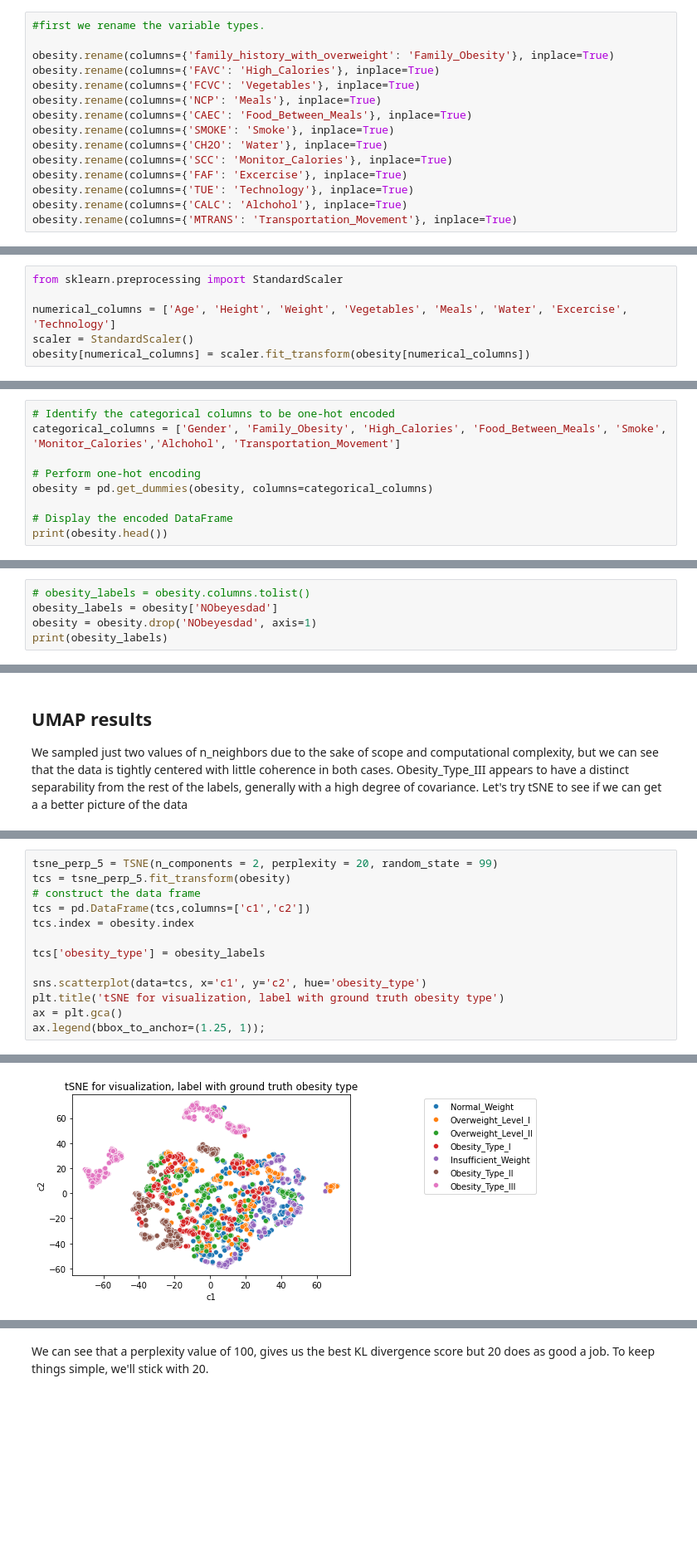
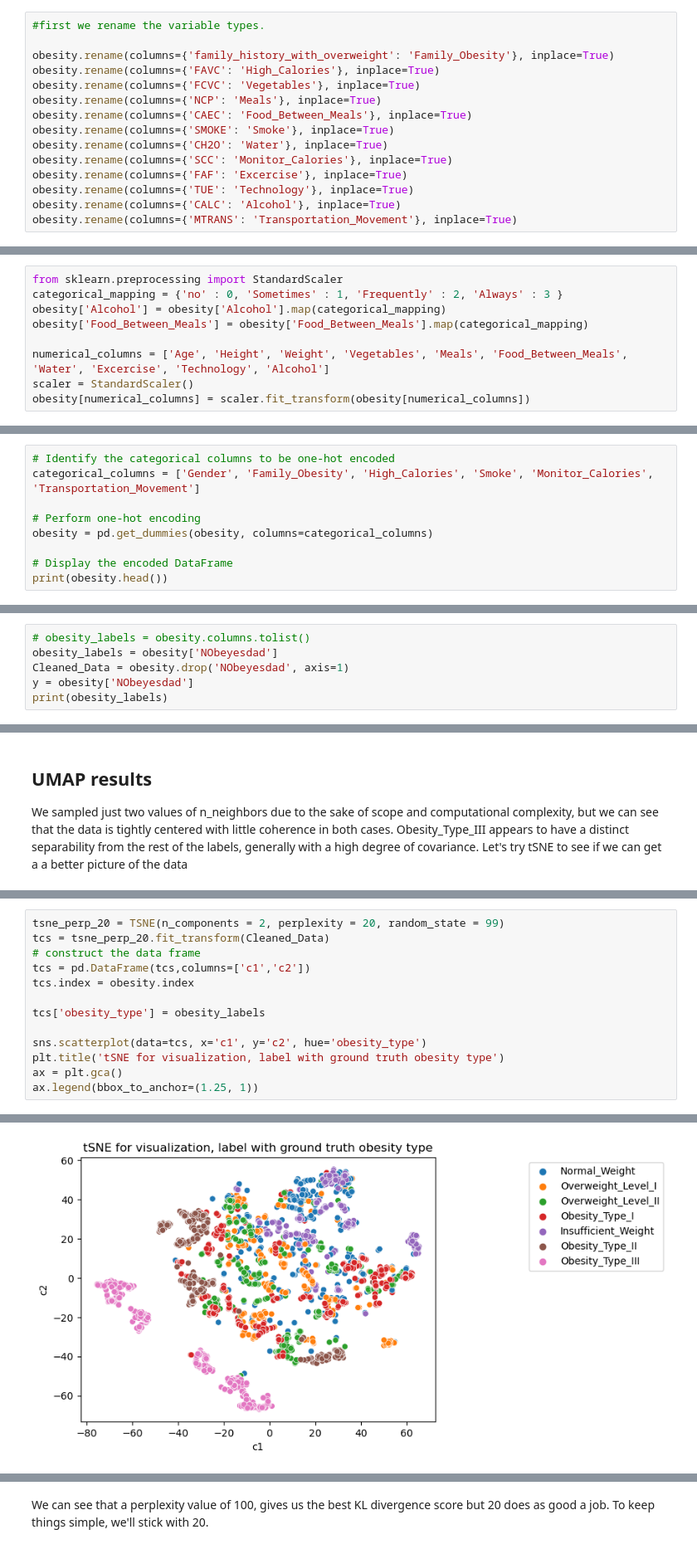
Before and after one commit to pallavigkwd/COGS118BGroup, a Jupyter notebook: Project 118B (1).ipynb, the cells around one changed output, grey strips where cells are left out. Shown at 83% size. Cells and saved outputs as stored; diff of their text form; blank space fills up the shorter version.

```diff
--- a/Project 118B (1).ipynb
+++ b/Project 118B (1).ipynb
@@ -45,7 +51,7 @@ obesity.rename(columns={'CH2O': 'Water'}, inplace=True)
 obesity.rename(columns={'SCC': 'Monitor_Calories'}, inplace=True)
 obesity.rename(columns={'FAF': 'Excercise'}, inplace=True)
 obesity.rename(columns={'TUE': 'Technology'}, inplace=True)
-obesity.rename(columns={'CALC': 'Alchohol'}, inplace=True)
+obesity.rename(columns={'CALC': 'Alcohol'}, inplace=True)
 obesity.rename(columns={'MTRANS': 'Transportation_Movement'}, inplace=True)
 # %%
 obesity.head()
@@ -58,8 +64,11 @@ obesity.head()
 | 4 | Male | 22.0 | 1.78 | 89.8 | no | no | 2.0 | 1.0 | ... |
 # %%
 from sklearn.preprocessing import StandardScaler
+categorical_mapping = {'no' : 0, 'Sometimes' : 1, 'Frequently' : 2, 'Always' : 3 }
+obesity['Alcohol'] = obesity['Alcohol'].map(categorical_mapping)
+obesity['Food_Between_Meals'] = obesity['Food_Between_Meals'].map(categorical_mapping)
 
-numerical_columns = ['Age', 'Height', 'Weight', 'Vegetables', 'Meals', 'Water', 'Excercise', 'Technology']
+numerical_columns = ['Age', 'Height', 'Weight', 'Vegetables', 'Meals', 'Food_Between_Meals', 'Water', 'Excercise', 'Technology', 'Alcohol']
 scaler = StandardScaler()
 obesity[numerical_columns] = scaler.fit_transform(obesity[numerical_columns])
 # %%
@@ -73,7 +82,7 @@ obesity.head()
 | 4 | Male | -0.364507 | 0.839627 | 0.122740 | no | no | -0.785019 | -2.167023 | ... |
 # %%
 # Identify the categorical columns to be one-hot encoded
-categorical_columns = ['Gender', 'Family_Obesity', 'High_Calories', 'Food_Between_Meals', 'Smoke', 'Monitor_Calories','Alchohol', 'Transportation_Movement']
+categorical_columns = ['Gender', 'Family_Obesity', 'High_Calories', 'Smoke', 'Monitor_Calories', 'Transportation_Movement']
 
 # Perform one-hot encoding
 obesity = pd.get_dummies(obesity, columns=categorical_columns)
@@ -111,7 +120,8 @@ obesity.head()
 # %%
 # obesity_labels = obesity.columns.tolist()
 obesity_labels = obesity['NObeyesdad']
-obesity = obesity.drop('NObeyesdad', axis=1)
+Cleaned_Data = obesity.drop('NObeyesdad', axis=1)
+y = obesity['NObeyesdad']
 print(obesity_labels)
 # %% [output]
 0             Normal_Weight
@@ -237,6 +253,6 @@ AttributeError: 'NoneType' object has no attribute 'split'
 # %%
-tsne_perp_5 = TSNE(n_components = 2, perplexity = 20, random_state = 99)
-tcs = tsne_perp_5.fit_transform(obesity)
+tsne_perp_20 = TSNE(n_components = 2, perplexity = 20, random_state = 99)
+tcs = tsne_perp_20.fit_transform(Cleaned_Data)
 # construct the data frame
 tcs = pd.DataFrame(tcs,columns=['c1','c2'])
 tcs.index = obesity.index
@@ -246,5 +262,5 @@ tcs['obesity_type'] = obesity_labels
 sns.scatterplot(data=tcs, x='c1', y='c2', hue='obesity_type')
 plt.title('tSNE for visualization, label with ground truth obesity type')
 ax = plt.gca()
-ax.legend(bbox_to_anchor=(1.25, 1));
+ax.legend(bbox_to_anchor=(1.25, 1))
 # %% [output]
@@ -262,4 +268,4 @@ AttributeError: 'NoneType' object has no attribute 'split'
-[figure, old version]
+[figure, new version]
 # %% [markdown]
 ## tSNE Results
 tSNE captures the local relationships so we do we see somewhat better results however at least in 2 dimensions, the data doesn't seem to adhere to the assumptions of classical models like KMeans nor GMM. Something like DBSCAN or Hierarchical clustering might offer a solution. We can try running KMeans as a baseline measure. Before moving on, we should first decide on an optimal perplexity parameter going forward to maintain consistent plots. We'll fine tune it  using the KL divergence as a performance metric
```
Also changed, not shown: parts of 30 cells of this notebook.
